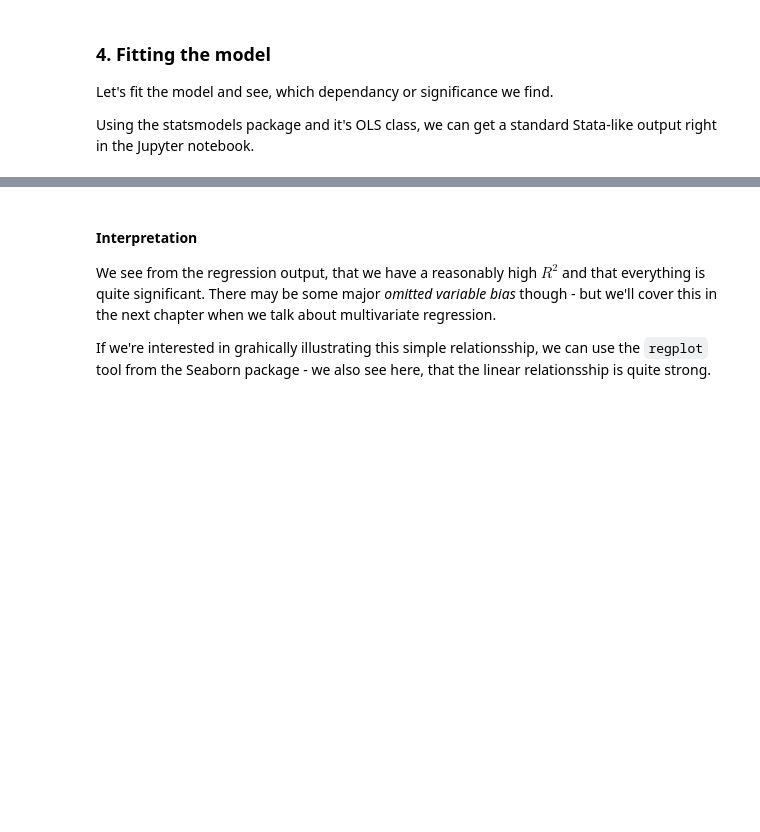
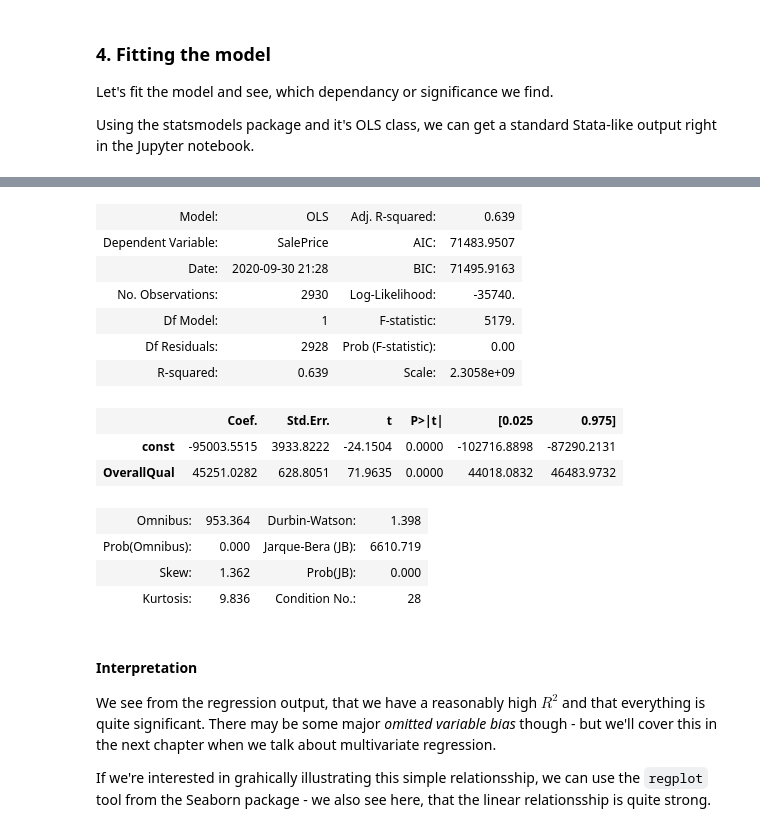
Before and after one commit to ismand95/PythonForEconomists, a Jupyter notebook: Notebooks/Econometrics/2. Simple Linear Regression.ipynb, the cells around one changed output, grey strips where cells are left out. Drawn from its saved outputs; the diff is of its cells as text; code cells hidden in the pictures; blank space fills up the shorter version.

Commit message:
added statsmodels non-declarative modelling

```diff
--- a/Notebooks/Econometrics/2. Simple Linear Regression.ipynb
+++ b/Notebooks/Econometrics/2. Simple Linear Regression.ipynb
@@ -109,6 +117,32 @@ reg.summary2()
 | Prob(Omnibus): | 0.000 | Jarque-Bera (JB): | 6610.719 |
 | Skew: | 1.362 | Prob(JB): | 0.000 |
 | Kurtosis: | 9.836 | Condition No.: | 28 |
+# %%
+# statsmodels can also be used by passing the variables as vectors/pandas series - results are invariant
+y = df['SalePrice']
+X = df['OverallQual']
+
+# add constant to X matrix
+X = sm.add_constant(X)
+
+reg = sm.OLS(endog=y, exog=X).fit()
+
+reg.summary2()
+# %% [output]
+| Model: | OLS | Adj. R-squared: | 0.639 |
+| Dependent Variable: | SalePrice | AIC: | 71483.9507 |
+| Date: | 2020-09-30 21:28 | BIC: | 71495.9163 |
+| No. Observations: | 2930 | Log-Likelihood: | -35740. |
+| Df Model: | 1 | F-statistic: | 5179. |
+| Df Residuals: | 2928 | Prob (F-statistic): | 0.00 |
+| R-squared: | 0.639 | Scale: | 2.3058e+09 |
+|  | Coef. | Std.Err. | t | P>|t| | [0.025 | 0.975] |
+| const | -95003.5515 | 3933.8222 | -24.1504 | 0.0000 | -102716.8898 | -87290.2131 |
+| OverallQual | 45251.0282 | 628.8051 | 71.9635 | 0.0000 | 44018.0832 | 46483.9732 |
+| Omnibus: | 953.364 | Durbin-Watson: | 1.398 |
+| Prob(Omnibus): | 0.000 | Jarque-Bera (JB): | 6610.719 |
+| Skew: | 1.362 | Prob(JB): | 0.000 |
+| Kurtosis: | 9.836 | Condition No.: | 28 |
 # %% [markdown]
 #### Interpretation
 
```
Also changed, not shown: parts of 5 cells of this notebook.
